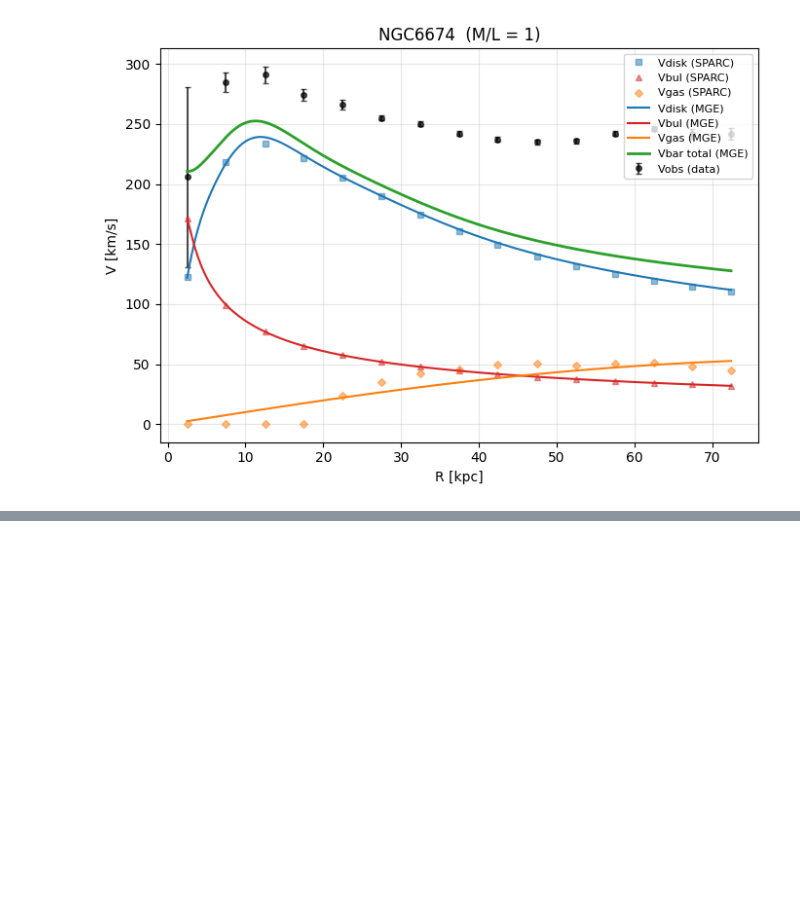
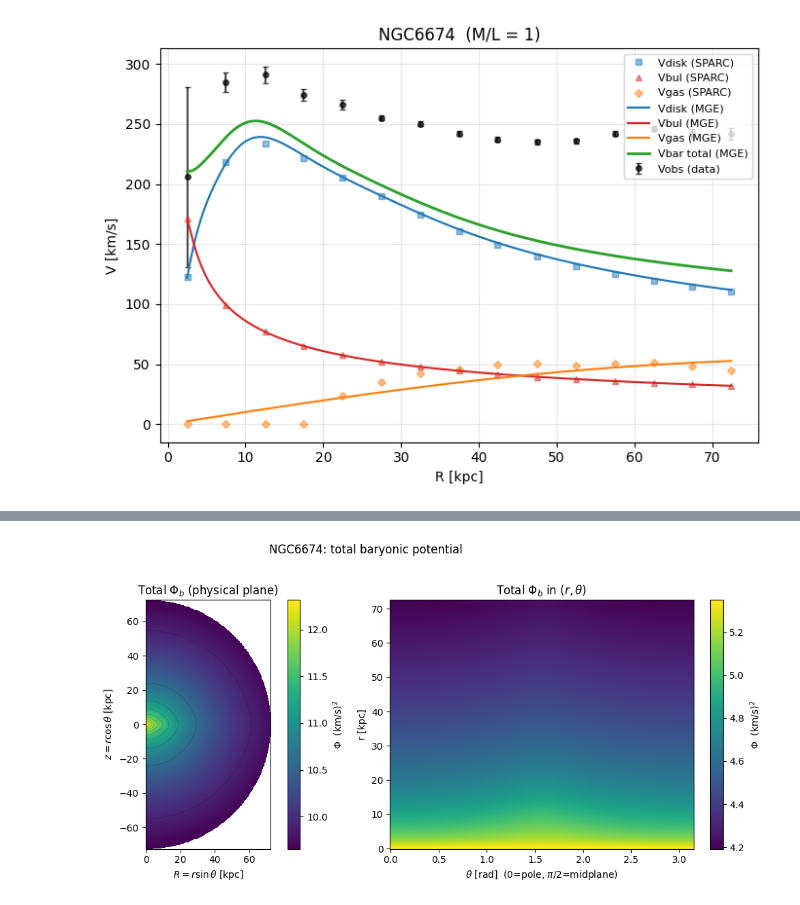
Before and after one commit to AdamSmithOrlik/sidm-rotation-curves-SPARC, a Jupyter notebook: development/surface-brightness-dev.ipynb, the cells around one changed output, grey strips where cells are left out. Cells and saved outputs as stored; diff of their text form; code cells hidden in the pictures; blank space fills up the shorter version.

```diff
--- a/development/surface-brightness-dev.ipynb
+++ b/development/surface-brightness-dev.ipynb
@@ -646,0 +682,31 @@ plt.tight_layout(); plt.show()
+# %%
+Yd, Yb = 1.0, 1.0
+
+rmax = bar.R.max()
+r  = np.linspace(0.05, rmax, 250)
+th = np.linspace(0, np.pi, 250)          # 0 = +z pole, π/2 = midplane, π = -z pole
+RG, TH = np.meshgrid(r, th)
+
+# evaluate the TOTAL through the (r, θ) interface — the exact call the Jeans model makes
+Phi = bar.potential(RG, TH, Yd, Yb)
+
+fig, ax = plt.subplots(1, 2, figsize=(12, 5))
+
+# (a) physical meridional view: map (r,θ) -> (R,z) for legibility
+R, z = RG*np.sin(TH), RG*np.cos(TH)
+pcm = ax[0].pcolormesh(R, z, np.log(-Phi), shading="auto", cmap="viridis")
+ax[0].contour(R, z, Phi, levels=12, colors="k", linewidths=0.4, alpha=0.4)
+ax[0].set_xlabel(r"$R = r\sin\theta$ [kpc]"); ax[0].set_ylabel(r"$z = r\cos\theta$ [kpc]")
+ax[0].set_aspect("equal"); ax[0].set_title(r"Total $\Phi_b$ (physical plane)")
+fig.colorbar(pcm, ax=ax[0], fraction=0.046, label=r"$\Phi$  (km/s)$^2$")
+
+# (b) literal (r, θ) axes
+pcm2 = ax[1].pcolormesh(TH, RG, np.log10(-Phi), shading="auto", cmap="viridis")
+ax[1].set_xlabel(r"$\theta$ [rad]  (0=pole, $\pi/2$=midplane)"); ax[1].set_ylabel("r [kpc]")
+ax[1].set_title(r"Total $\Phi_b$ in $(r,\theta)$")
+fig.colorbar(pcm2, ax=ax[1], fraction=0.046, label=r"$\Phi$  (km/s)$^2$")
+
+fig.suptitle(f"{bar.galaxy}: total baryonic potential", y=1.02)
+plt.tight_layout(); plt.show()
+# %% [output]
+[figure, added]
```
Also changed, not shown: parts of 6 cells of this notebook, 2 other files.
